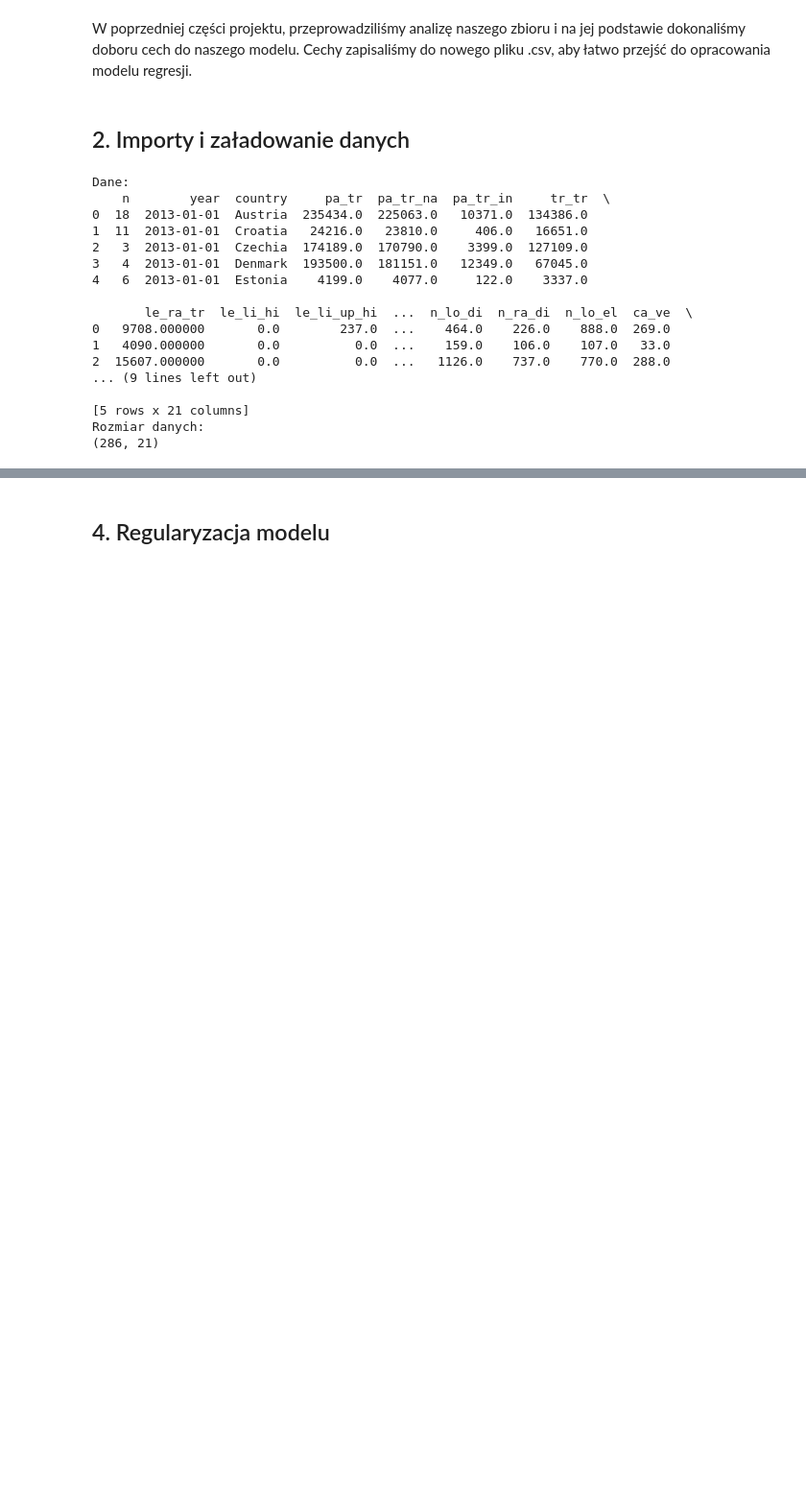
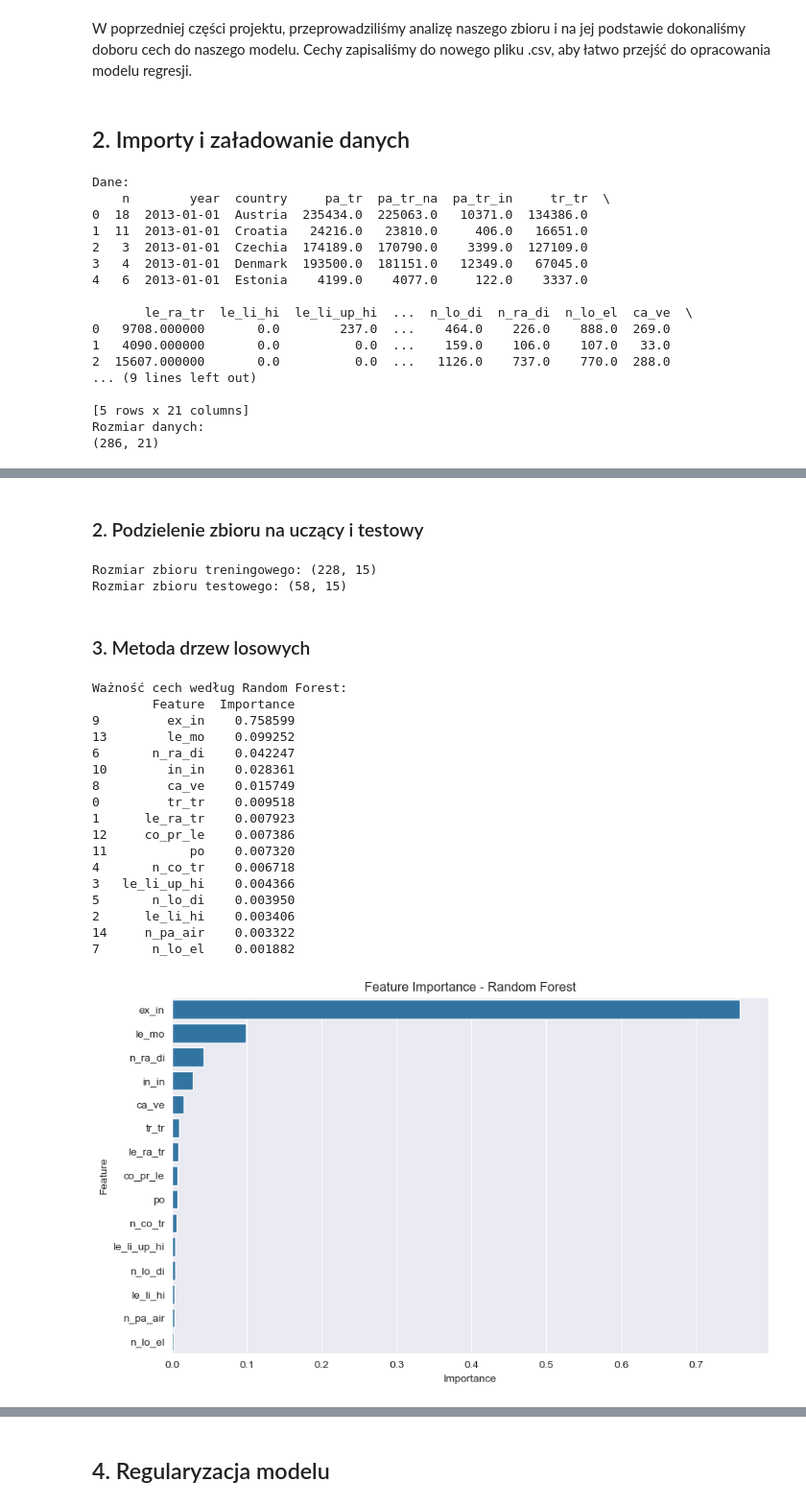
Before and after one commit to SzymonKovalski/ExploracjaTransportuKolejowego, a Jupyter notebook: regresja.ipynb, the cells around one changed output, grey strips where cells are left out. Shown: that part at 96% size. Cells and saved outputs as stored; diff of their text form; code cells hidden in the pictures; blank space fills up the shorter version.

```diff
--- a/regresja.ipynb
+++ b/regresja.ipynb
@@ -43,0 +84,54 @@ Rozmiar danych:
+# %% [markdown]
+### 2. Podzielenie zbioru na uczący i testowy
+# %%
+X = tables_drop_col.drop(['pa_tr'], axis=1)
+y = tables_drop_col['pa_tr']
+
+X_train, X_test, y_train, y_test = train_test_split(X, y, test_size=0.2, random_state=42)
+
+print("Rozmiar zbioru treningowego:", X_train.shape, "\nRozmiar zbioru testowego:", X_test.shape)
+# %% [output]
+Rozmiar zbioru treningowego: (228, 15)
+Rozmiar zbioru testowego: (58, 15)
+# %% [markdown]
+### 3. Metoda drzew losowych
+# %%
+from sklearn.ensemble import RandomForestRegressor
+
+# Model Random Forest
+rf_model = RandomForestRegressor(random_state=42)
+rf_model.fit(X_train, y_train)
+
+# Ważność cech
+feature_importances = pd.DataFrame({
+    'Feature': X.columns,
+    'Importance': rf_model.feature_importances_
+}).sort_values(by='Importance', ascending=False)
+
+print("Ważność cech według Random Forest:")
+print(feature_importances)
+
+# Wizualizacja
+plt.figure(figsize=(10, 6))
+sns.barplot(x='Importance', y='Feature', data=feature_importances)
+plt.title("Feature Importance - Random Forest")
+plt.show()
+# %% [output]
+Ważność cech według Random Forest:
+        Feature  Importance
+9         ex_in    0.758599
+13        le_mo    0.099252
+6       n_ra_di    0.042247
+10        in_in    0.028361
+8         ca_ve    0.015749
+0         tr_tr    0.009518
+1      le_ra_tr    0.007923
+12     co_pr_le    0.007386
+11           po    0.007320
+4       n_co_tr    0.006718
+3   le_li_up_hi    0.004366
+5       n_lo_di    0.003950
+2      le_li_hi    0.003406
+14     n_pa_air    0.003322
+7       n_lo_el    0.001882
+[figure, added]
```
Also changed, not shown: parts of 28 cells of this notebook.
